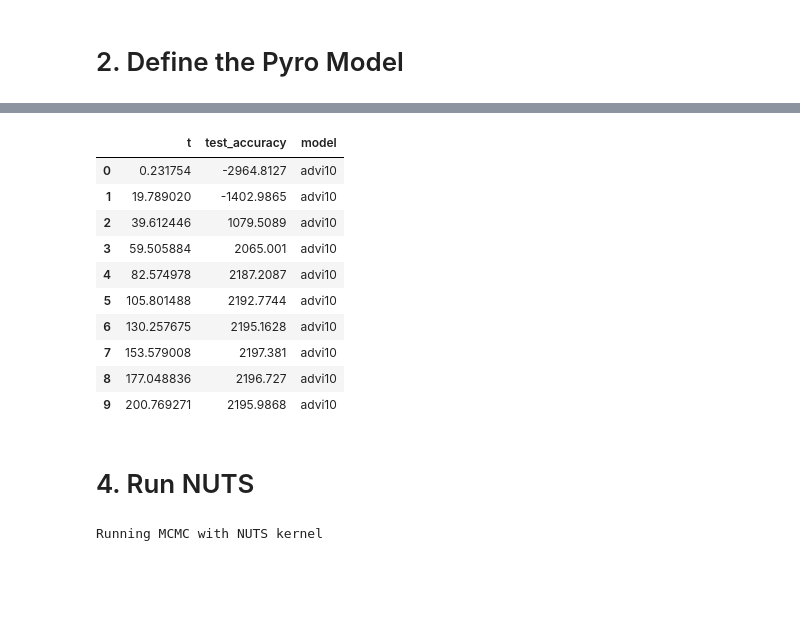
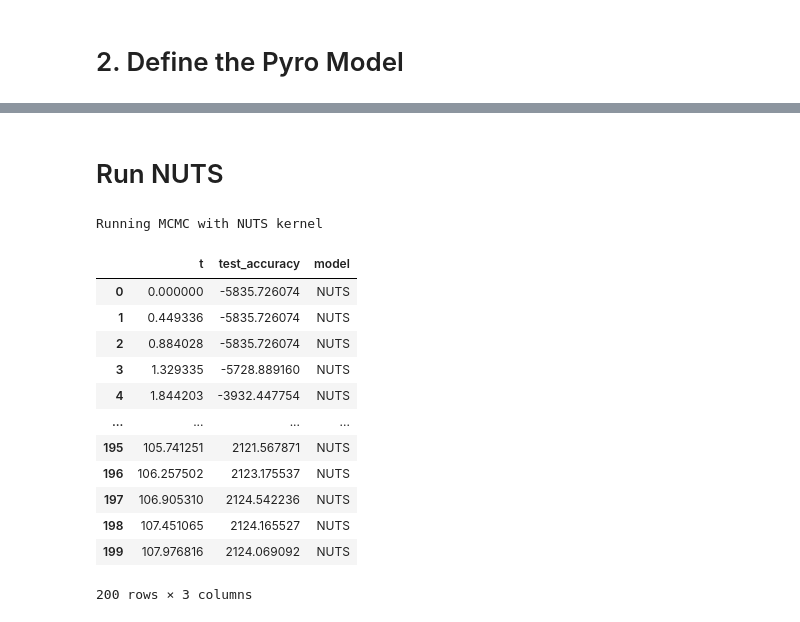
Before and after one commit to lorenzkuhn/advi, a Jupyter notebook: GMM.ipynb, the cells around one changed output, grey strips where cells are left out. Saved outputs shown, nothing was run; the diff lists cells and outputs as text; code cells hidden in the pictures; blank space fills up the shorter version.

```diff
--- a/GMM.ipynb
+++ b/GMM.ipynb
@@ -242,14 +230,0 @@ output_advi_M1
-# %%
-output_advi_M10
-# %% [output]
-|  | t | test_accuracy | model |
-| 0 | 0.231754 | -2964.8127 | advi10 |
-| 1 | 19.789020 | -1402.9865 | advi10 |
-| 2 | 39.612446 | 1079.5089 | advi10 |
-| 3 | 59.505884 | 2065.001 | advi10 |
-| 4 | 82.574978 | 2187.2087 | advi10 |
-| 5 | 105.801488 | 2192.7744 | advi10 |
-| 6 | 130.257675 | 2195.1628 | advi10 |
-| 7 | 153.579008 | 2197.381 | advi10 |
-| 8 | 177.048836 | 2196.727 | advi10 |
-| 9 | 200.769271 | 2195.9868 | advi10 |
@@ -256,4 +233,4 @@ output_advi_M10
 # %% [markdown]
-# 4. Run NUTS
+# Run NUTS
 # %%
 from pyro.infer import MCMC, NUTS, HMC
@@ -326,6 +299,22 @@ output_nuts = run_mcmc(model, 100, 100, 'NUTS')
 #output_hmc = run_mcmc(model, 2000, 2000, 'HMC')
 # %% [output]
 Running MCMC with NUTS kernel
+# %%
+output_nuts
+# %% [output]
+|  | t | test_accuracy | model |
+| 0 | 0.000000 | -5835.726074 | NUTS |
+| 1 | 0.449336 | -5835.726074 | NUTS |
+| 2 | 0.884028 | -5835.726074 | NUTS |
+| 3 | 1.329335 | -5728.889160 | NUTS |
+| 4 | 1.844203 | -3932.447754 | NUTS |
+| ... | ... | ... | ... |
+| 195 | 105.741251 | 2121.567871 | NUTS |
+| 196 | 106.257502 | 2123.175537 | NUTS |
+| 197 | 106.905310 | 2124.542236 | NUTS |
+| 198 | 107.451065 | 2124.165527 | NUTS |
+| 199 | 107.976816 | 2124.069092 | NUTS |
+200 rows × 3 columns
 # %%
 import seaborn as sns
 # %%
```
Also changed, not shown: parts of 31 cells of this notebook.
